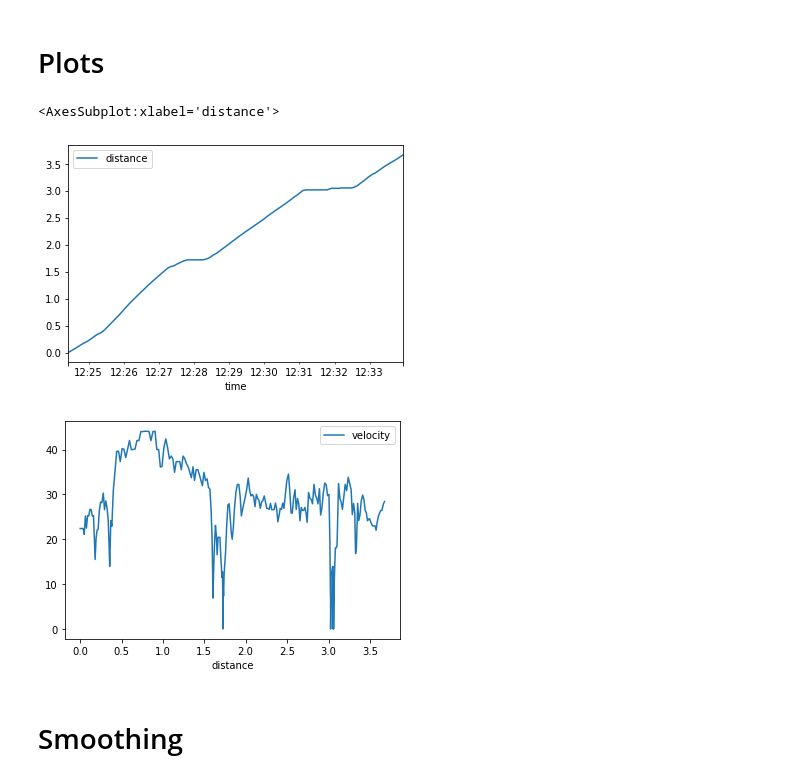
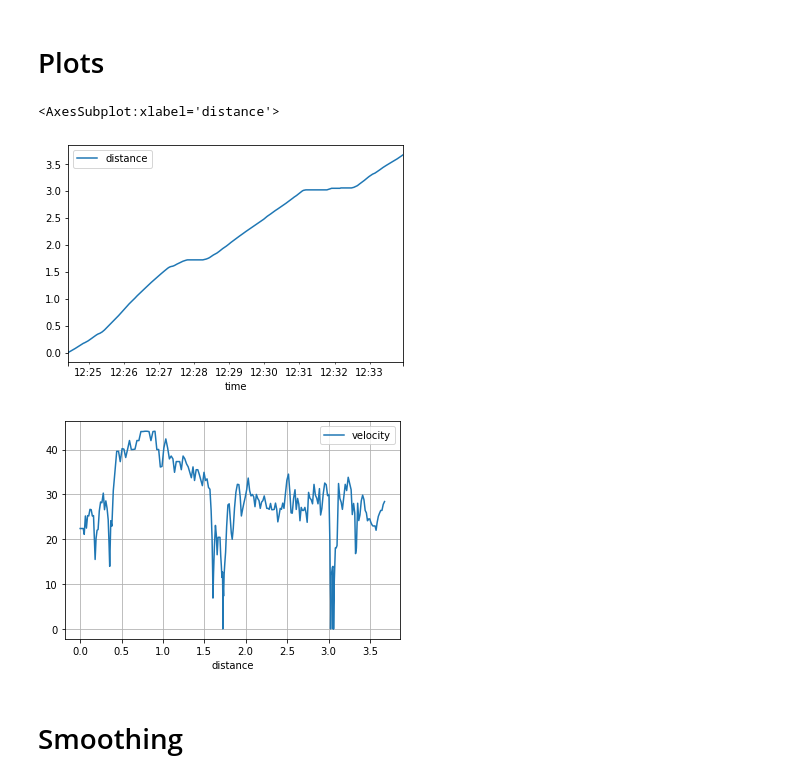
Before and after one commit to ovinc/gpxo, a Jupyter notebook: Examples.ipynb, the cells around one changed output. Drawn from its saved outputs; the diff is of its cells as text; code cells hidden in the pictures.

```diff
--- a/Examples.ipynb
+++ b/Examples.ipynb
@@ -27,11 +26,11 @@ track.data
 # Plots
 # %%
 track.plot(y='distance')
-track.plot(x='distance', y='velocity')
+track.plot(x='distance', y='velocity', grid=True)
 # %% [output]
 <AxesSubplot:xlabel='distance'>
 [figure]
-[figure, old version]
+[figure, new version]
 # %% [markdown]
 # Smoothing
 # %%
```
Also changed, not shown: parts of 2 cells of this notebook, 3 other files.
